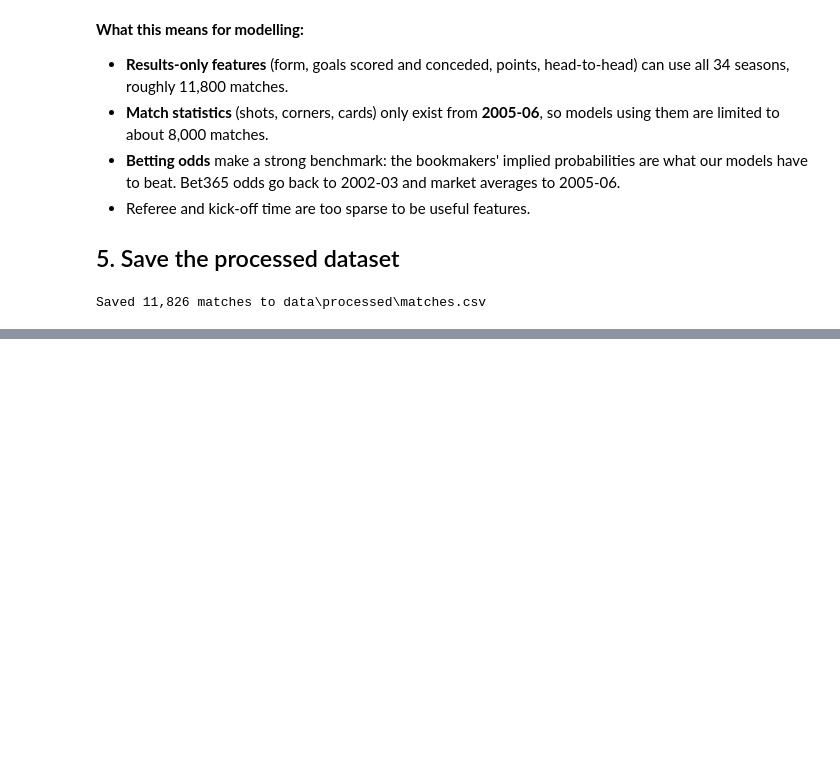
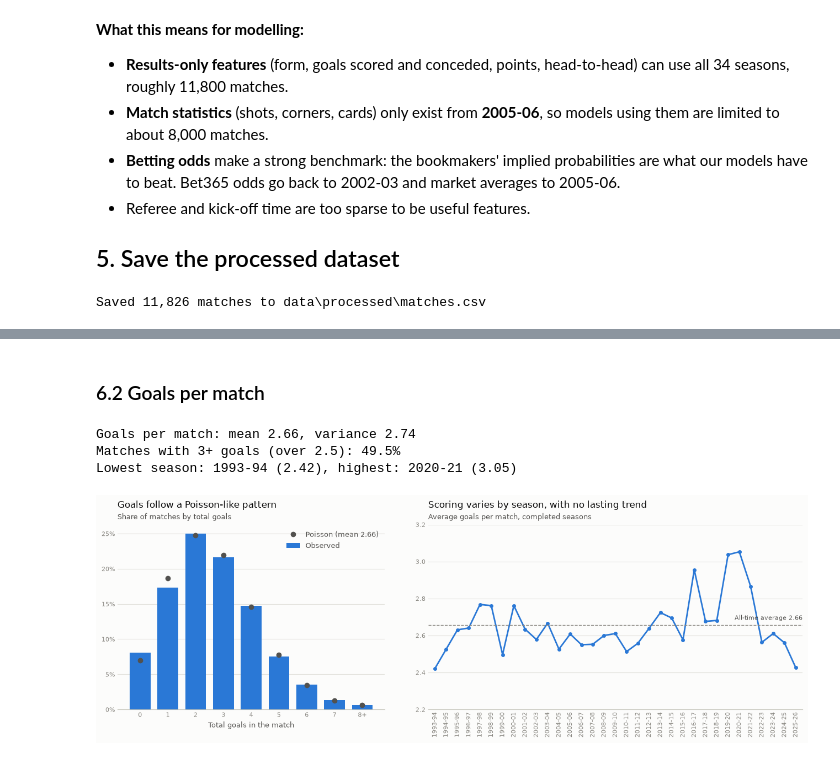
Before and after one commit to elem86/DI-Bootcamp, a Jupyter notebook: football-match-predictor/notebooks/01_data_exploration.ipynb, the cells around one changed output, grey strips where cells are left out. Cells and saved outputs as stored; diff of their text form; code cells hidden in the pictures; blank space fills up the shorter version.

```diff
--- a/football-match-predictor/notebooks/01_data_exploration.ipynb
+++ b/football-match-predictor/notebooks/01_data_exploration.ipynb
@@ -359,0 +489,52 @@ Saved 11,826 matches to data\processed\matches.csv
+# %% [markdown]
+### 6.2 Goals per match
+# %%
+total_goals = matches["home_goals"] + matches["away_goals"]
+mean_goals, var_goals = float(total_goals.mean()), float(total_goals.var())
+goals_by_season = (completed["home_goals"] + completed["away_goals"]).groupby(completed["season"]).mean()
+
+print(f"Goals per match: mean {mean_goals:.2f}, variance {var_goals:.2f}")
+print(f"Matches with 3+ goals (over 2.5): {(total_goals >= 3).mean():.1%}")
+print(f"Lowest season: {goals_by_season.idxmin()} ({goals_by_season.min():.2f}), "
+      f"highest: {goals_by_season.idxmax()} ({goals_by_season.max():.2f})")
+# %% [output]
+Goals per match: mean 2.66, variance 2.74
+Matches with 3+ goals (over 2.5): 49.5%
+Lowest season: 1993-94 (2.42), highest: 2020-21 (3.05)
+# %%
+fig, (ax_hist, ax_trend) = plt.subplots(
+    1, 2, figsize=(13, 4.6), facecolor=SURFACE, gridspec_kw={"width_ratios": [1, 1.4]}
+)
+
+# Left: distribution of total goals, compared with a Poisson distribution
+cap = 8
+observed = total_goals.clip(upper=cap).value_counts(normalize=True).reindex(range(cap + 1), fill_value=0)
+expected = [poisson.pmf(k, mean_goals) for k in range(cap)] + [poisson.sf(cap - 1, mean_goals)]
+ax_hist.bar(observed.index, observed.values, color=BLUE, width=0.75, label="Observed")
+ax_hist.plot(observed.index, expected, "o", color=INK_2, markersize=6,
+             label=f"Poisson (mean {mean_goals:.2f})")
+ax_hist.set_xticks(range(cap + 1), [str(k) for k in range(cap)] + [f"{cap}+"])
+ax_hist.set_xlabel("Total goals in the match", color=INK_2, fontsize=9)
+ax_hist.yaxis.set_major_formatter(lambda v, _: f"{v:.0%}")
+ax_hist.legend(frameon=False, fontsize=9, labelcolor=INK_2)
+style_axes(ax_hist)
+set_title(ax_hist, "Goals follow a Poisson-like pattern", "Share of matches by total goals")
+
+# Right: average goals per match in each completed season
+x = range(len(seasons))
+ax_trend.plot(x, goals_by_season.reindex(seasons).values, color=BLUE, linewidth=2,
+              marker="o", markersize=4)
+ax_trend.axhline(mean_goals, color=MUTED, linewidth=1, linestyle="--")
+ax_trend.text(len(seasons) - 0.4, mean_goals + 0.02, f"All-time average {mean_goals:.2f}",
+              ha="right", va="bottom", fontsize=8, color=INK_2)
+ax_trend.set_ylim(2.2, 3.2)
+season_axis(ax_trend)
+style_axes(ax_trend)
+set_title(ax_trend, "Scoring varies by season, with no lasting trend",
+          "Average goals per match, completed seasons")
+
+fig.tight_layout(w_pad=4)
+save_figure(fig, "03_goals_per_match.png")
+plt.show()
+# %% [output]
+[figure, added]
```
Also changed, not shown: parts of 18 cells of this notebook, 8 other files.
